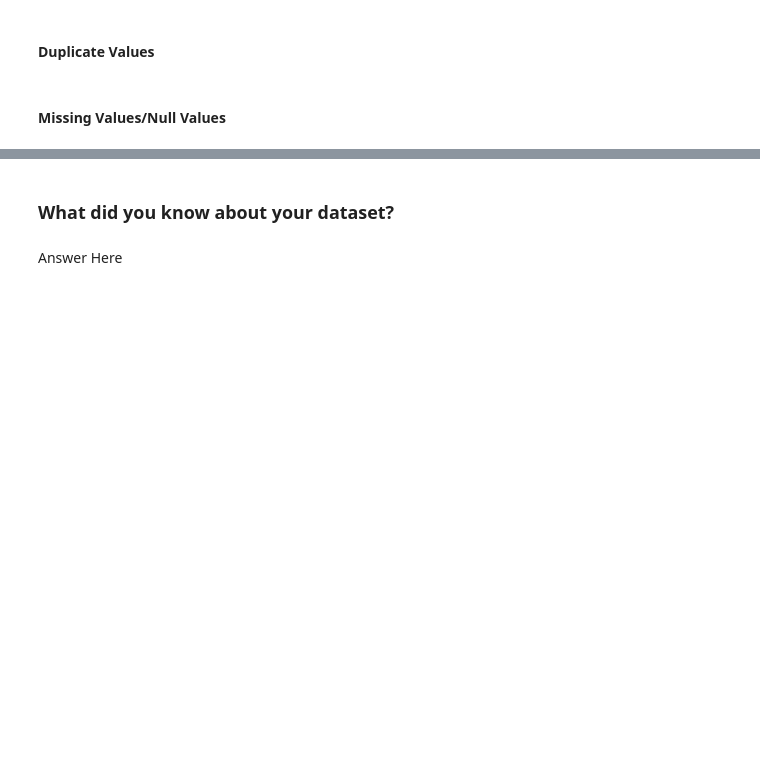
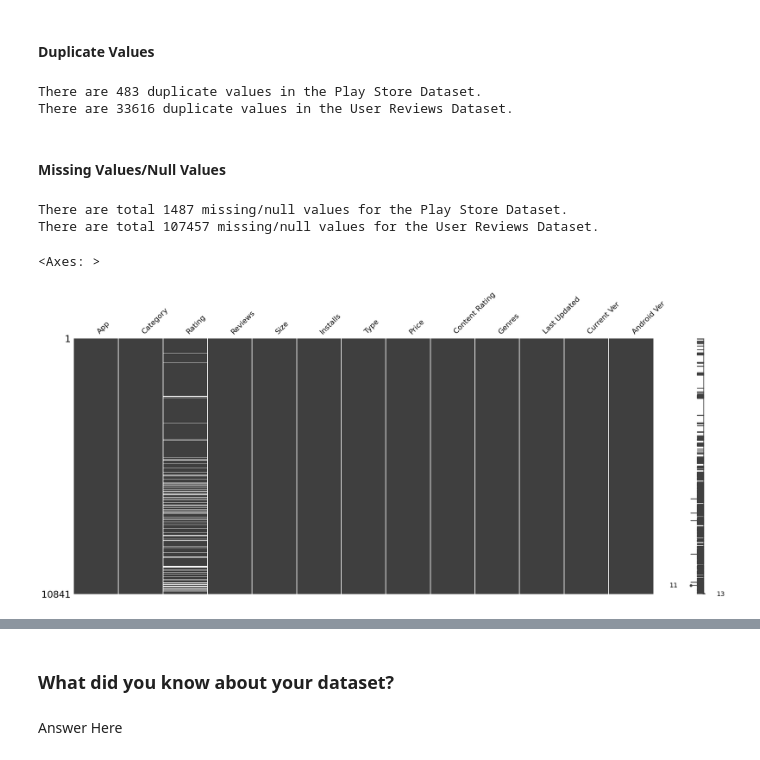
Before and after one commit to dipankarsahu1000/Play-Store-App-Review-Analysis, a Jupyter notebook: Play_Store_App_Review_Analysis.ipynb, the cells around one changed output, grey strips where cells are left out. Saved outputs shown, nothing was run; the diff lists cells and outputs as text; code cells hidden in the pictures; blank space fills up the shorter version.

```diff
--- a/Play_Store_App_Review_Analysis.ipynb
+++ b/Play_Store_App_Review_Analysis.ipynb
@@ -114,2 +178,17 @@ ps_df.head()
+# %%
+# Dataset Duplicate Value Count for the Play Store Dataset
+
+ps_dup_count = len(ps_df[ps_df.duplicated()])
+
+print(f"There are {ps_dup_count} duplicate values in the Play Store Dataset.")
+
+# Dataset Duplicate Value Count for the User Reviews Dataset
+
+ur_dup_count = len(ur_df[ur_df.duplicated()])
+
+print(f"There are {ur_dup_count} duplicate values in the User Reviews Dataset.")
+# %% [output]
+There are 483 duplicate values in the Play Store Dataset.
+There are 33616 duplicate values in the User Reviews Dataset.
 # %% [markdown]
 #### Missing Values/Null Values
@@ -118 +195,26 @@ ps_df.head()
+# %%
+# Missing Values/Null Values Count for the Play Store Dataset
+
+ps_null_count = ps_df.isnull().sum().sum()
+# We are using 'sum()' twice because in the first time it will just give the sum of the values under each column in the form of a Series,
+# and in the second time it will return the total sum.
+
+print(f"There are total {ps_null_count} missing/null values for the Play Store Dataset.")
+
+# Missing Values/Null Values Count for the User Reviews Dataset
+
+ur_null_count = ur_df.isnull().sum().sum()
+print(f"There are total {ur_null_count} missing/null values for the User Reviews Dataset.")
+# %% [output]
+There are total 1487 missing/null values for the Play Store Dataset.
+There are total 107457 missing/null values for the User Reviews Dataset.
+# %%
+# Visualizing the missing values for the Play Store Dataset
+
+msno.matrix(ps_df)
+
+# missingno (alias: msno) is a library used specially for visualising missing data. Here, msno.matrix() will visualise the missing data in a matrix form.
+# %% [output]
+<Axes: >
+[figure, added]
 # %%
```
Also changed, not shown: parts of 13 cells of this notebook.
